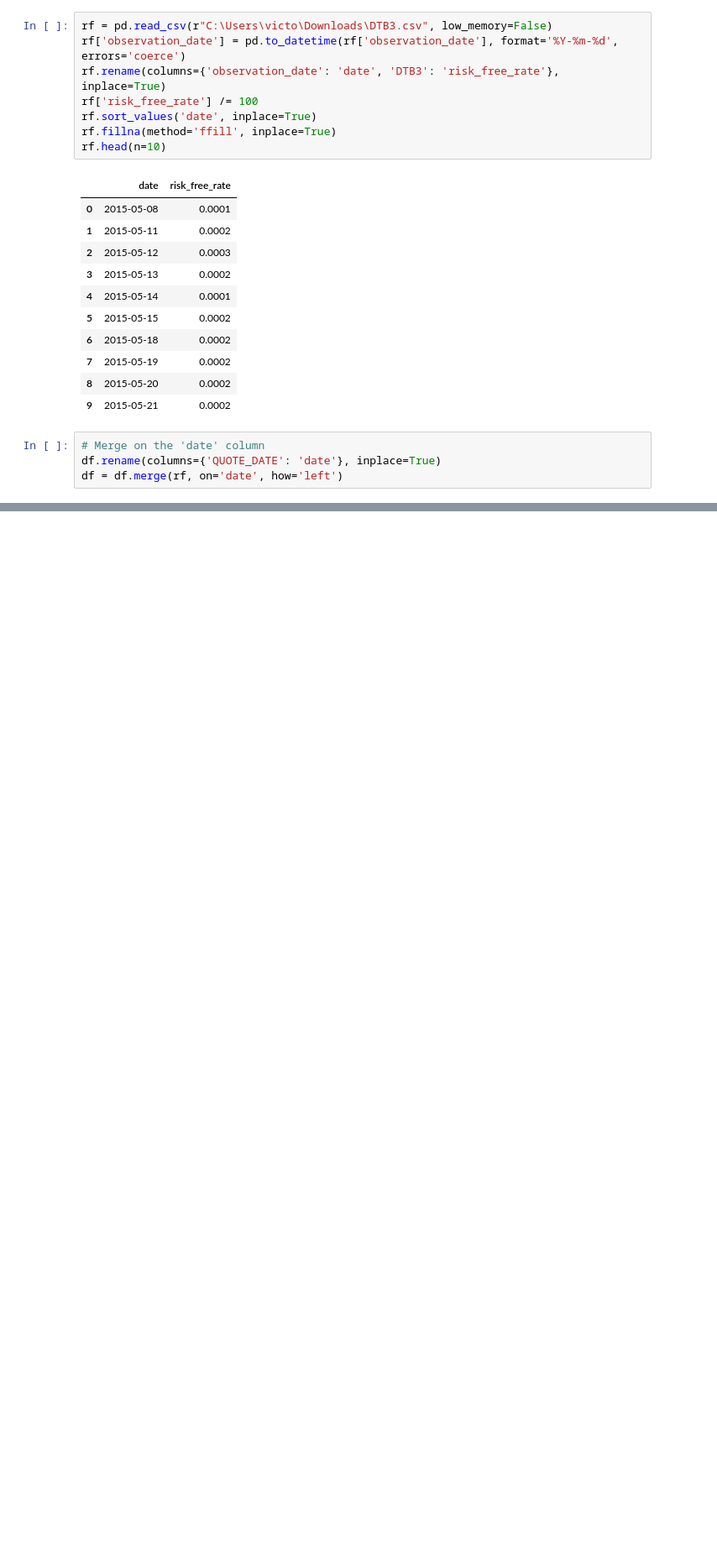
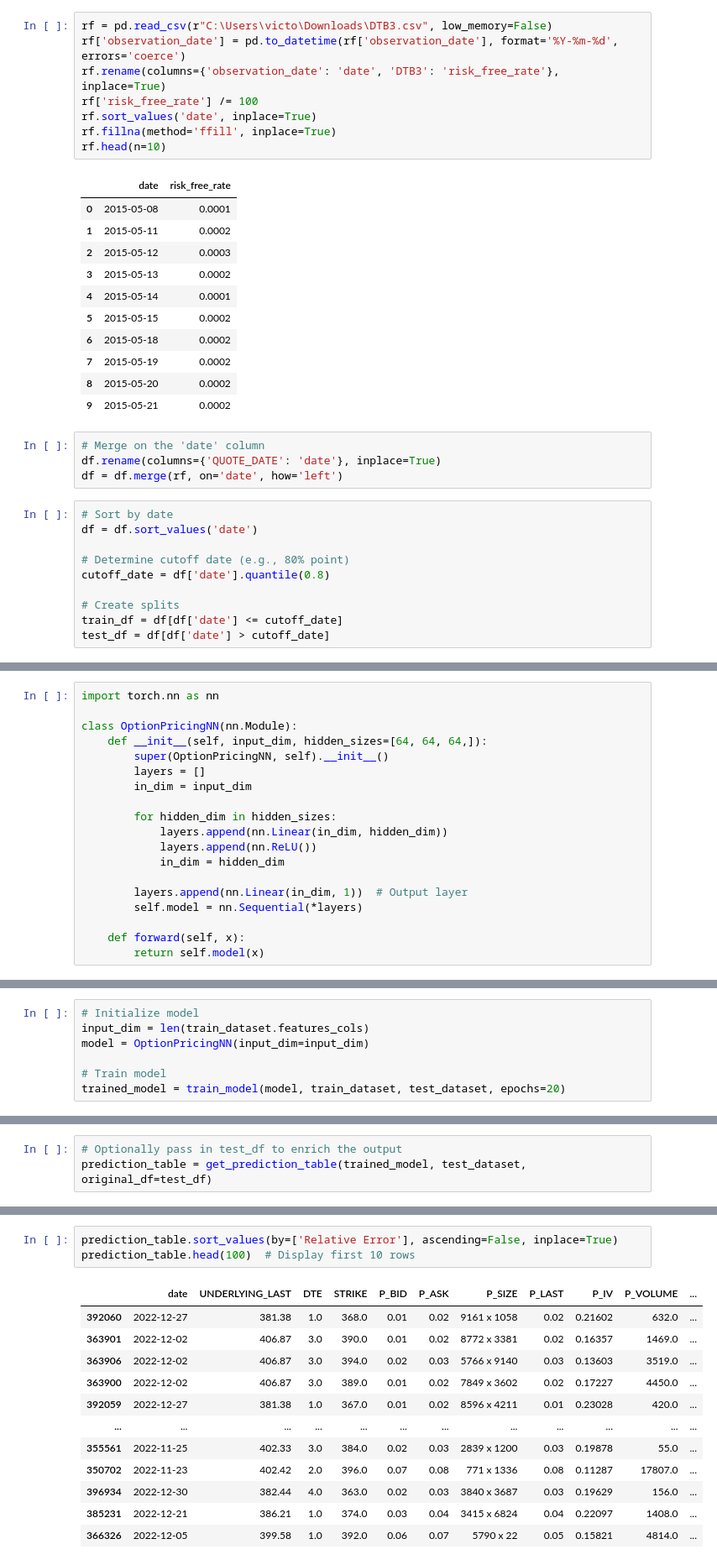
Before and after one commit to VictorFRasmussen/Neural-Networks-in-Finance, a Jupyter notebook: NN.ipynb, the cells around one changed output, grey strips where cells are left out. Shown at 84% size. Cells and saved outputs as stored; diff of their text form; blank space fills up the shorter version.

```diff
--- a/NN.ipynb
+++ b/NN.ipynb
@@ -93,3 +93,13 @@ rf.head(n=10)
 # Merge on the 'date' column
 df.rename(columns={'QUOTE_DATE': 'date'}, inplace=True)
 df = df.merge(rf, on='date', how='left')
+# %%
+# Sort by date
+df = df.sort_values('date')
+
+# Determine cutoff date (e.g., 80% point)
+cutoff_date = df['date'].quantile(0.8)
+
+# Create splits
+train_df = df[df['date'] <= cutoff_date]
+test_df = df[df['date'] > cutoff_date]
@@ -109,0 +147,19 @@ df.head(n=10)
+# %%
+import torch.nn as nn
+
+class OptionPricingNN(nn.Module):
+    def __init__(self, input_dim, hidden_sizes=[64, 64, 64,]):
+        super(OptionPricingNN, self).__init__()
+        layers = []
+        in_dim = input_dim
+
+        for hidden_dim in hidden_sizes:
+            layers.append(nn.Linear(in_dim, hidden_dim))
+            layers.append(nn.ReLU())
+            in_dim = hidden_dim
+
+        layers.append(nn.Linear(in_dim, 1))  # Output layer
+        self.model = nn.Sequential(*layers)
+
+    def forward(self, x):
+        return self.model(x)
@@ -109,0 +214,7 @@ df.head(n=10)
+# %%
+# Initialize model
+input_dim = len(train_dataset.features_cols)
+model = OptionPricingNN(input_dim=input_dim)
+
+# Train model
+trained_model = train_model(model, train_dataset, test_dataset, epochs=20)
@@ -109,0 +286,3 @@ df.head(n=10)
+# %%
+# Optionally pass in test_df to enrich the output
+prediction_table = get_prediction_table(trained_model, test_dataset, original_df=test_df)
@@ -109,0 +293,16 @@ df.head(n=10)
+# %%
+prediction_table.sort_values(by=['Relative Error'], ascending=False, inplace=True)
+prediction_table.head(100)  # Display first 10 rows
+# %% [output]
+|  | date | UNDERLYING_LAST | DTE | STRIKE | P_BID | P_ASK | P_SIZE | P_LAST | P_IV | P_VOLUME | ... |
+| 392060 | 2022-12-27 | 381.38 | 1.0 | 368.0 | 0.01 | 0.02 | 9161 x 1058 | 0.02 | 0.21602 | 632.0 | ... |
+| 363901 | 2022-12-02 | 406.87 | 3.0 | 390.0 | 0.01 | 0.02 | 8772 x 3381 | 0.02 | 0.16357 | 1469.0 | ... |
+| 363906 | 2022-12-02 | 406.87 | 3.0 | 394.0 | 0.02 | 0.03 | 5766 x 9140 | 0.03 | 0.13603 | 3519.0 | ... |
+| 363900 | 2022-12-02 | 406.87 | 3.0 | 389.0 | 0.01 | 0.02 | 7849 x 3602 | 0.02 | 0.17227 | 4450.0 | ... |
+| 392059 | 2022-12-27 | 381.38 | 1.0 | 367.0 | 0.01 | 0.02 | 8596 x 4211 | 0.01 | 0.23028 | 420.0 | ... |
+| ... | ... | ... | ... | ... | ... | ... | ... | ... | ... | ... | ... |
+| 355561 | 2022-11-25 | 402.33 | 3.0 | 384.0 | 0.02 | 0.03 | 2839 x 1200 | 0.03 | 0.19878 | 55.0 | ... |
+| 350702 | 2022-11-23 | 402.42 | 2.0 | 396.0 | 0.07 | 0.08 | 771 x 1336 | 0.08 | 0.11287 | 17807.0 | ... |
+| 396934 | 2022-12-30 | 382.44 | 4.0 | 363.0 | 0.02 | 0.03 | 3840 x 3687 | 0.03 | 0.19629 | 156.0 | ... |
+| 385231 | 2022-12-21 | 386.21 | 1.0 | 374.0 | 0.03 | 0.04 | 3415 x 6824 | 0.04 | 0.22097 | 1408.0 | ... |
+| 366326 | 2022-12-05 | 399.58 | 1.0 | 392.0 | 0.06 | 0.07 | 5790 x 22 | 0.05 | 0.15821 | 4814.0 | ... |
```
Also changed, not shown: parts of 7 cells of this notebook, 3 other files.
